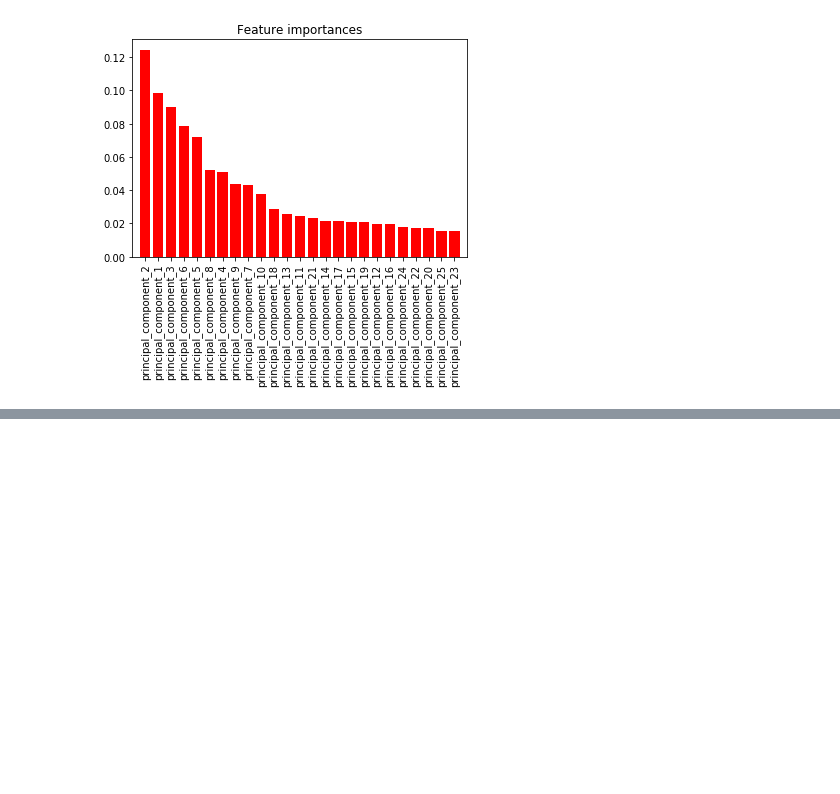
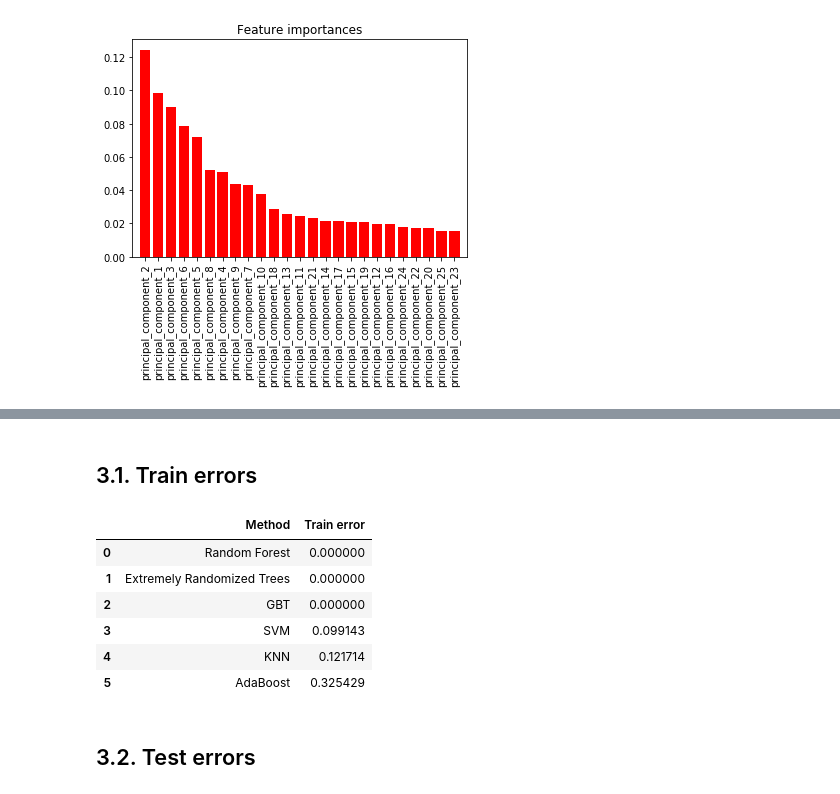
Before and after one commit to KJlaccHoeUM9l/machine-learning-course, a Jupyter notebook: first_homework.ipynb, the cells around one changed output, grey strips where cells are left out. Drawn from its saved outputs; the diff is of its cells as text; code cells hidden in the pictures; blank space fills up the shorter version.

Commit message:
Add leaderboards

```diff
--- a/first_homework.ipynb
+++ b/first_homework.ipynb
@@ -518,0 +531,37 @@ Train error: 0.0         Test error: 0.17033333333333334
+# %%
+methods = {'KNN': 0,
+           'SVM': 1,
+           'Random Forest': 2,
+           'Extremely Randomized Trees': 3,
+           'AdaBoost': 4,
+           'GBT': 5}
+
+code_to_method = {}
+for key in methods.keys():
+    code_to_method[methods[key]] = key
+# %%
+def get_leaderboard(errors, error_type):
+    errors = errors[:, np.argsort(errors[1])]
+    board = {'Method': [code_to_method[code] for code in errors[0, :]],
+              error_type: errors[1, :]}
+    return pd.DataFrame(board)
+# %% [markdown]
+## 3.1. Train errors
+# %%
+train_errors = np.array([[methods[key] for key in errors_dict.keys()],
+                         [errors_dict[key][0] for key in errors_dict.keys()]
+])
+# %%
+train_leaderboard = get_leaderboard(train_errors, 'Train error')
+# %%
+train_leaderboard
+# %% [output]
+|  | Method | Train error |
+| 0 | Random Forest | 0.000000 |
+| 1 | Extremely Randomized Trees | 0.000000 |
+| 2 | GBT | 0.000000 |
+| 3 | SVM | 0.099143 |
+| 4 | KNN | 0.121714 |
+| 5 | AdaBoost | 0.325429 |
+# %% [markdown]
+## 3.2. Test errors
```
Also changed, not shown: parts of 25 cells of this notebook.
